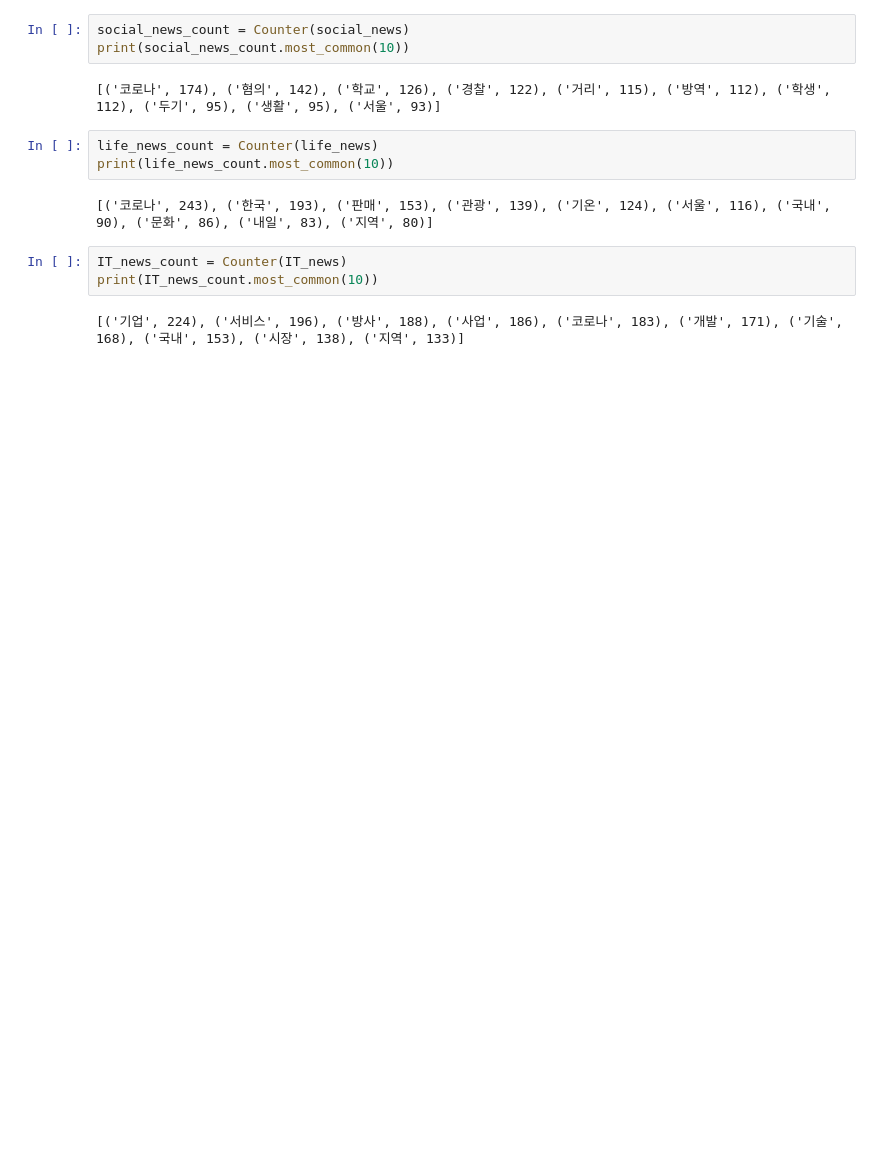
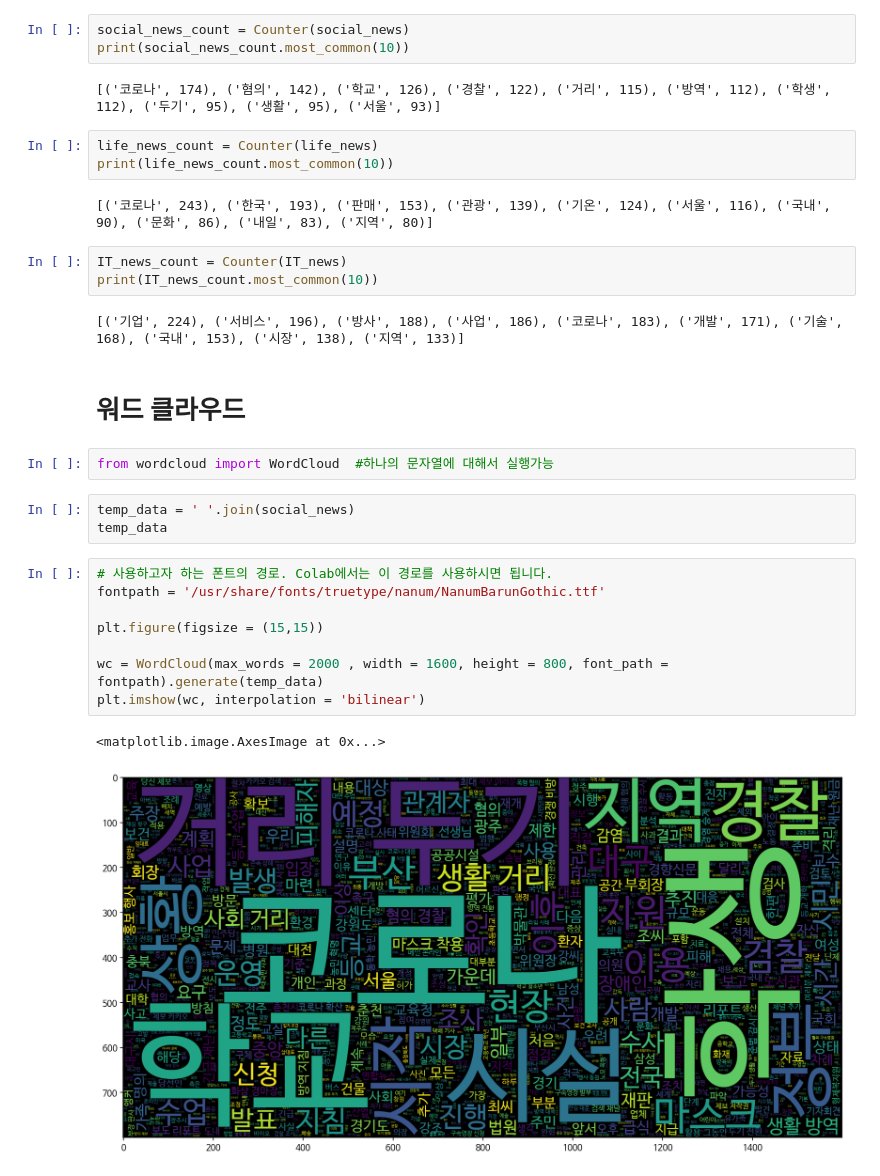
Before and after one commit to Robinkim0125/-Sparta-, a Jupyter notebook: TextMining.ipynb, the cells around one changed output. Saved outputs shown, nothing was run; the diff lists cells and outputs as text; blank space fills up the shorter version.

```diff
--- a/TextMining.ipynb
+++ b/TextMining.ipynb
@@ -215,3 +215,21 @@ IT_news_count = Counter(IT_news)
 print(IT_news_count.most_common(10))
 # %% [output]
 [('기업', 224), ('서비스', 196), ('방사', 188), ('사업', 186), ('코로나', 183), ('개발', 171), ('기술', 168), ('국내', 153), ('시장', 138), ('지역', 133)]
+# %% [markdown]
+# 워드 클라우드
+# %%
+from wordcloud import WordCloud  #하나의 문자열에 대해서 실행가능
+# %%
+temp_data = ' '.join(social_news)
+temp_data
+# %%
+# 사용하고자 하는 폰트의 경로. Colab에서는 이 경로를 사용하시면 됩니다.
+fontpath = '/usr/share/fonts/truetype/nanum/NanumBarunGothic.ttf'
+
+plt.figure(figsize = (15,15))
+
+wc = WordCloud(max_words = 2000 , width = 1600, height = 800, font_path = fontpath).generate(temp_data)
+plt.imshow(wc, interpolation = 'bilinear')
+# %% [output]
+<matplotlib.image.AxesImage at 0x...>
+[figure, added]
```
